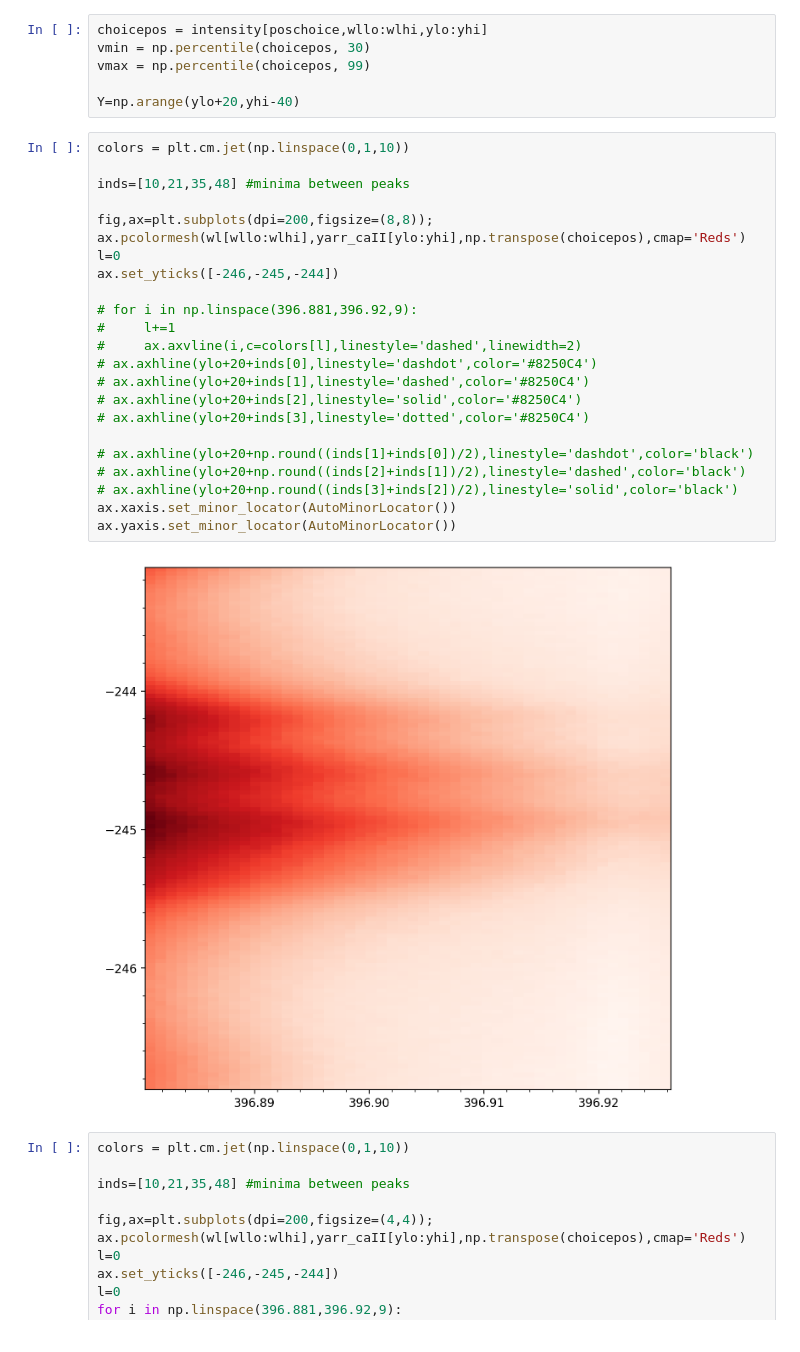
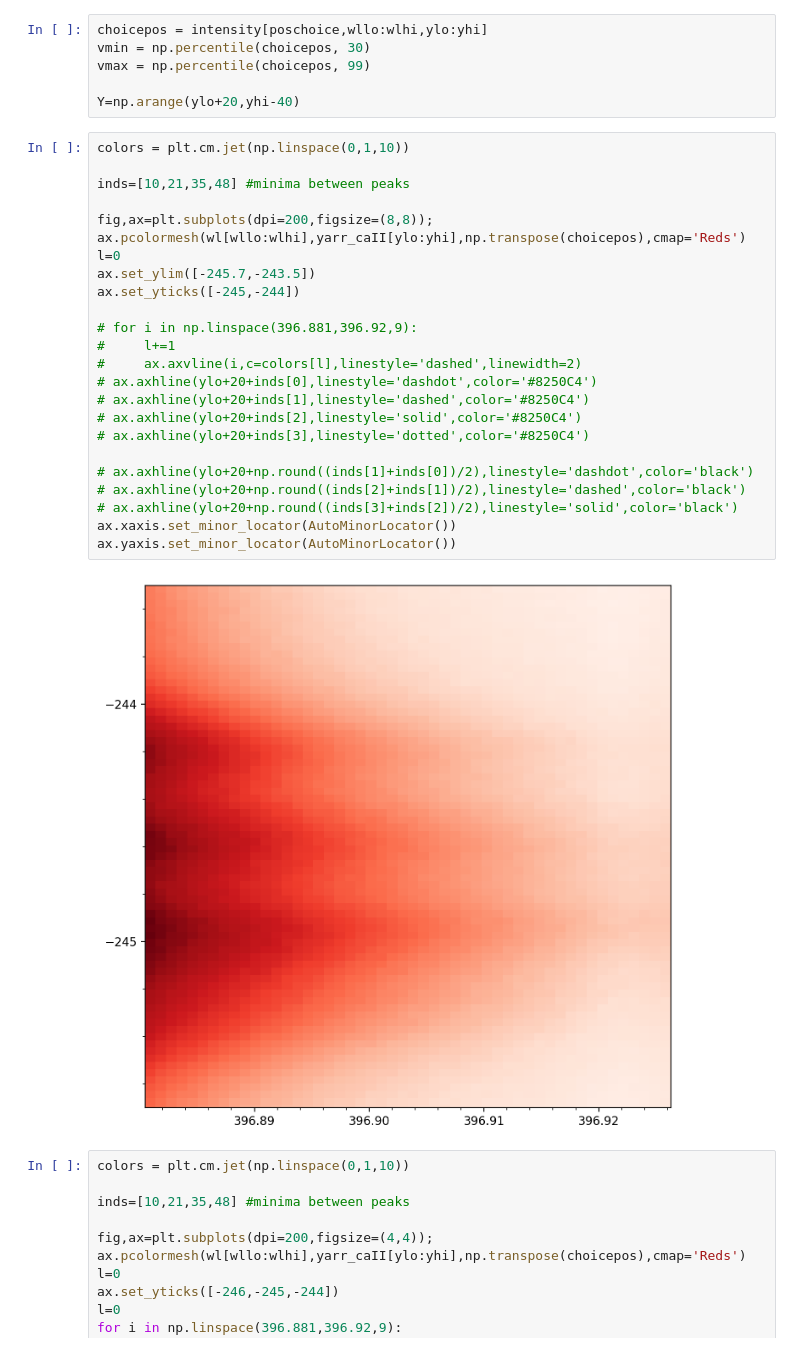
Before and after one commit to coletamburri2112/Flare_Patrol_Analysis, a Jupyter notebook: NOTEBOOKS/11_Aug_2024_Flare_Paper_Plots/ViSP_ultrafinestructure.ipynb, the cells around one changed output. Cells and saved outputs as stored; diff of their text form.

```diff
--- a/NOTEBOOKS/11_Aug_2024_Flare_Paper_Plots/ViSP_ultrafinestructure.ipynb
+++ b/NOTEBOOKS/11_Aug_2024_Flare_Paper_Plots/ViSP_ultrafinestructure.ipynb
@@ -83,28 +87,29 @@ Y=np.arange(ylo+20,yhi-40)
 # %%
 colors = plt.cm.jet(np.linspace(0,1,10))
 
 inds=[10,21,35,48] #minima between peaks
 
 fig,ax=plt.subplots(dpi=200,figsize=(8,8));
 ax.pcolormesh(wl[wllo:wlhi],yarr_caII[ylo:yhi],np.transpose(choicepos),cmap='Reds')
 l=0
-ax.set_yticks([-246,-245,-244])
+ax.set_ylim([-245.7,-243.5])
+ax.set_yticks([-245,-244])
 
 # for i in np.linspace(396.881,396.92,9):
 #     l+=1
 #     ax.axvline(i,c=colors[l],linestyle='dashed',linewidth=2)
 # ax.axhline(ylo+20+inds[0],linestyle='dashdot',color='#8250C4')
 # ax.axhline(ylo+20+inds[1],linestyle='dashed',color='#8250C4')
 # ax.axhline(ylo+20+inds[2],linestyle='solid',color='#8250C4')
 # ax.axhline(ylo+20+inds[3],linestyle='dotted',color='#8250C4')
 
 # ax.axhline(ylo+20+np.round((inds[1]+inds[0])/2),linestyle='dashdot',color='black')
 # ax.axhline(ylo+20+np.round((inds[2]+inds[1])/2),linestyle='dashed',color='black')
 # ax.axhline(ylo+20+np.round((inds[3]+inds[2])/2),linestyle='solid',color='black')
 ax.xaxis.set_minor_locator(AutoMinorLocator())
 ax.yaxis.set_minor_locator(AutoMinorLocator())
 # %% [output]
-[figure, old version]
+[figure, new version]
 # %%
 colors = plt.cm.jet(np.linspace(0,1,10))
 
```
Also changed, not shown: parts of 1 cell of this notebook, 1 other file.
